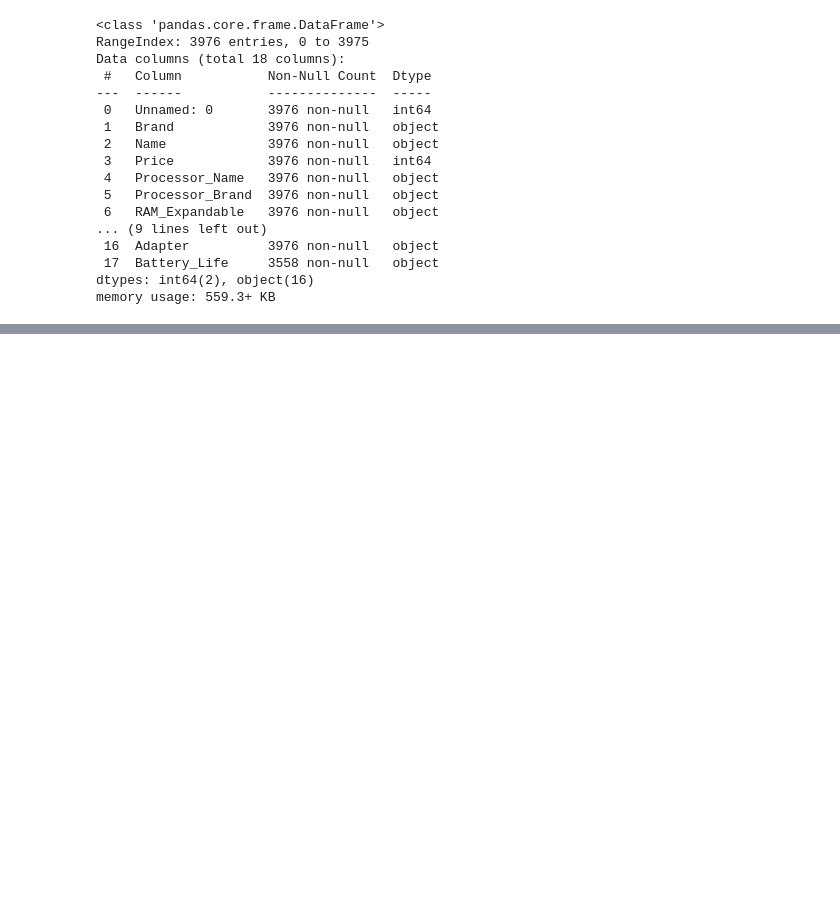
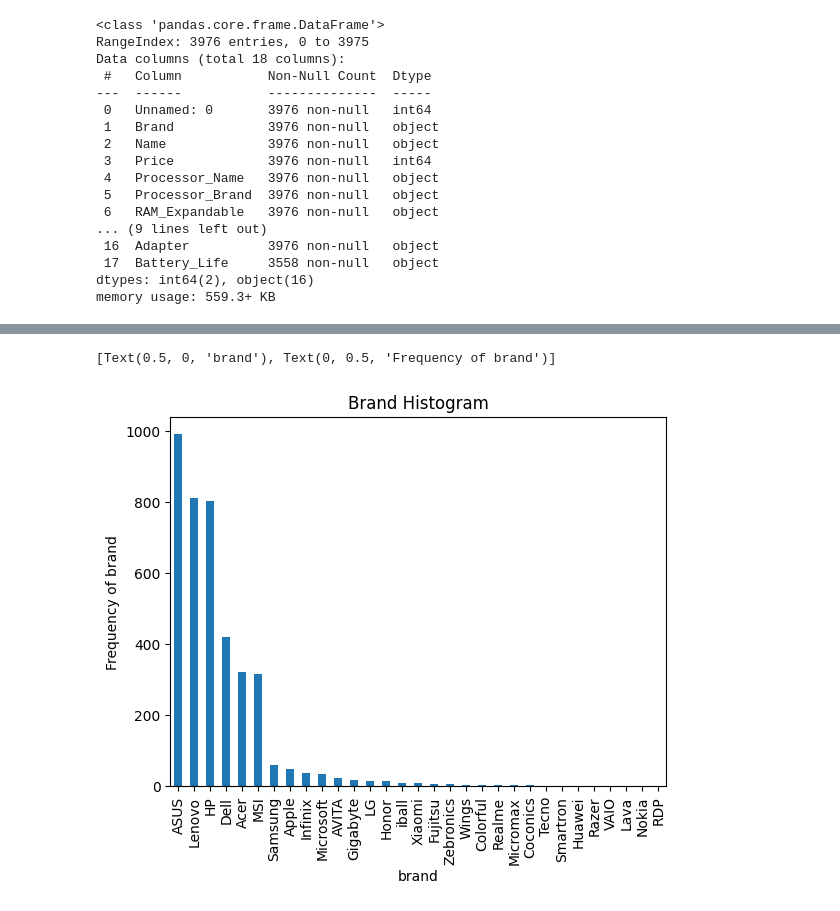
Before and after one commit to Dunith2002/Laptop_Price_Predictor, a Jupyter notebook: notebooks/FC211037_Tharushima/eda.ipynb, the cells around one changed output, grey strips where cells are left out. Saved outputs shown, nothing was run; the diff lists cells and outputs as text; code cells hidden in the pictures; blank space fills up the shorter version.

```diff
--- a/notebooks/FC211037_Tharushima/eda.ipynb
+++ b/notebooks/FC211037_Tharushima/eda.ipynb
@@ -56,0 +277,7 @@ dtype: int64
+# %%
+plt1 = df['Brand'].value_counts().plot(kind='bar')
+plt.title('Brand Histogram')
+plt1.set(xlabel = 'brand', ylabel='Frequency of brand')
+# %% [output]
+[Text(0.5, 0, 'brand'), Text(0, 0.5, 'Frequency of brand')]
+[figure, added]
```
Also changed, not shown: parts of 18 cells of this notebook.
